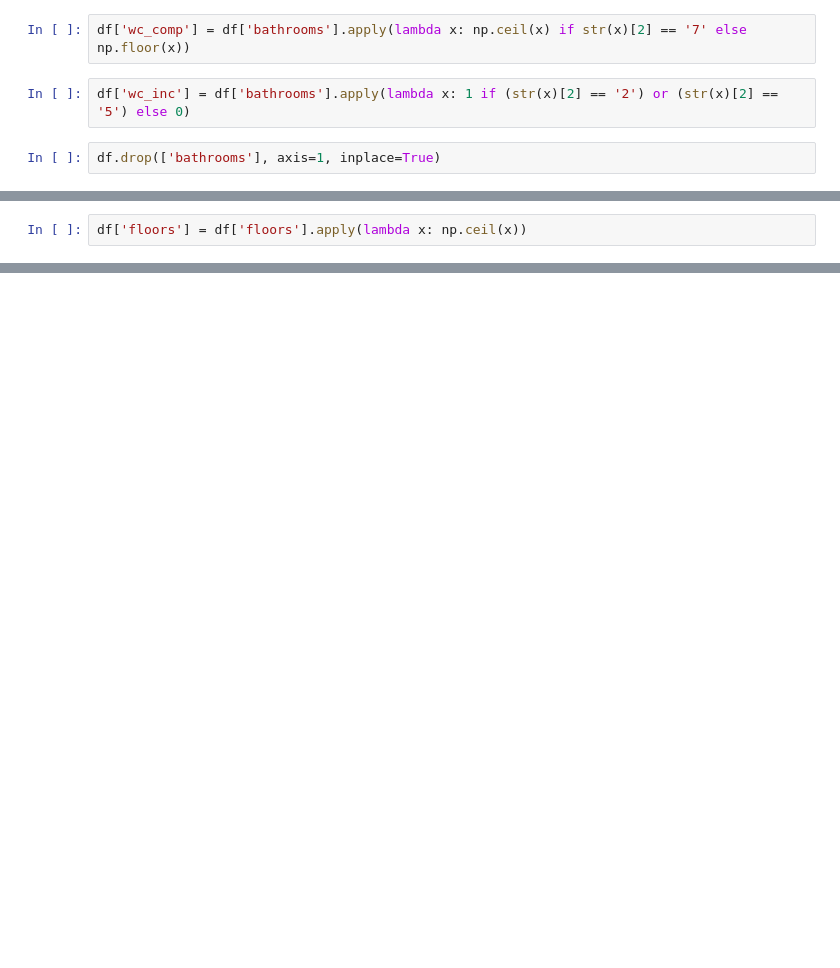
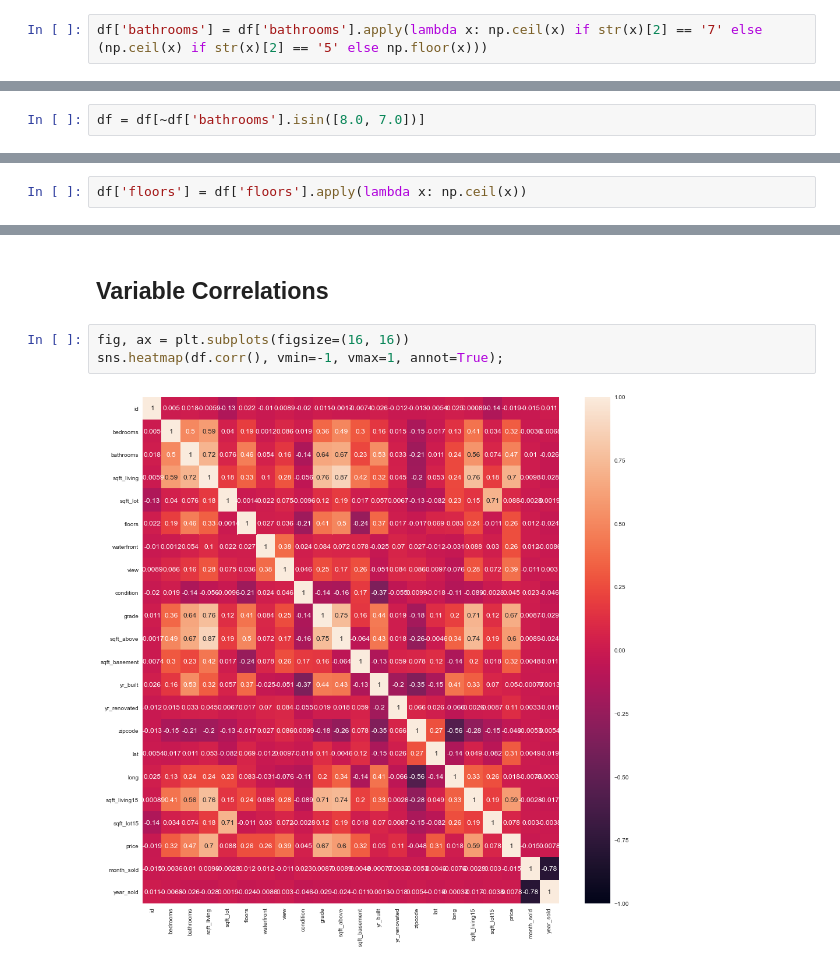
Before and after one commit to DataDoggo215/dsc-phase2-project, a Jupyter notebook: Master.ipynb, the cells around one changed output, grey strips where cells are left out. Drawn from its saved outputs; the diff is of its cells as text; blank space fills up the shorter version.

```diff
--- a/Master.ipynb
+++ b/Master.ipynb
@@ -232,6 +278,2 @@ df = df[~df['bedrooms'].isin([33, 11, 10])]
 # %%
-df['wc_comp'] = df['bathrooms'].apply(lambda x: np.ceil(x) if str(x)[2] == '7' else np.floor(x))
+df['bathrooms'] = df['bathrooms'].apply(lambda x: np.ceil(x) if str(x)[2] == '7' else (np.ceil(x) if str(x)[2] == '5' else np.floor(x)))
-# %%
-df['wc_inc'] = df['bathrooms'].apply(lambda x: 1 if (str(x)[2] == '2') or (str(x)[2] == '5') else 0)
-# %%
-df.drop(['bathrooms'], axis=1, inplace=True)
@@ -238 +292,3 @@ df.drop(['bathrooms'], axis=1, inplace=True)
+# %%
+df = df[~df['bathrooms'].isin([8.0, 7.0])]
 # %% [markdown]
@@ -333,0 +350,7 @@ visualizer.show()
+# %% [markdown]
+## Variable Correlations
+# %%
+fig, ax = plt.subplots(figsize=(16, 16))
+sns.heatmap(df.corr(), vmin=-1, vmax=1, annot=True);
+# %% [output]
+[figure, added]
```
Also changed, not shown: parts of 87 cells of this notebook.
